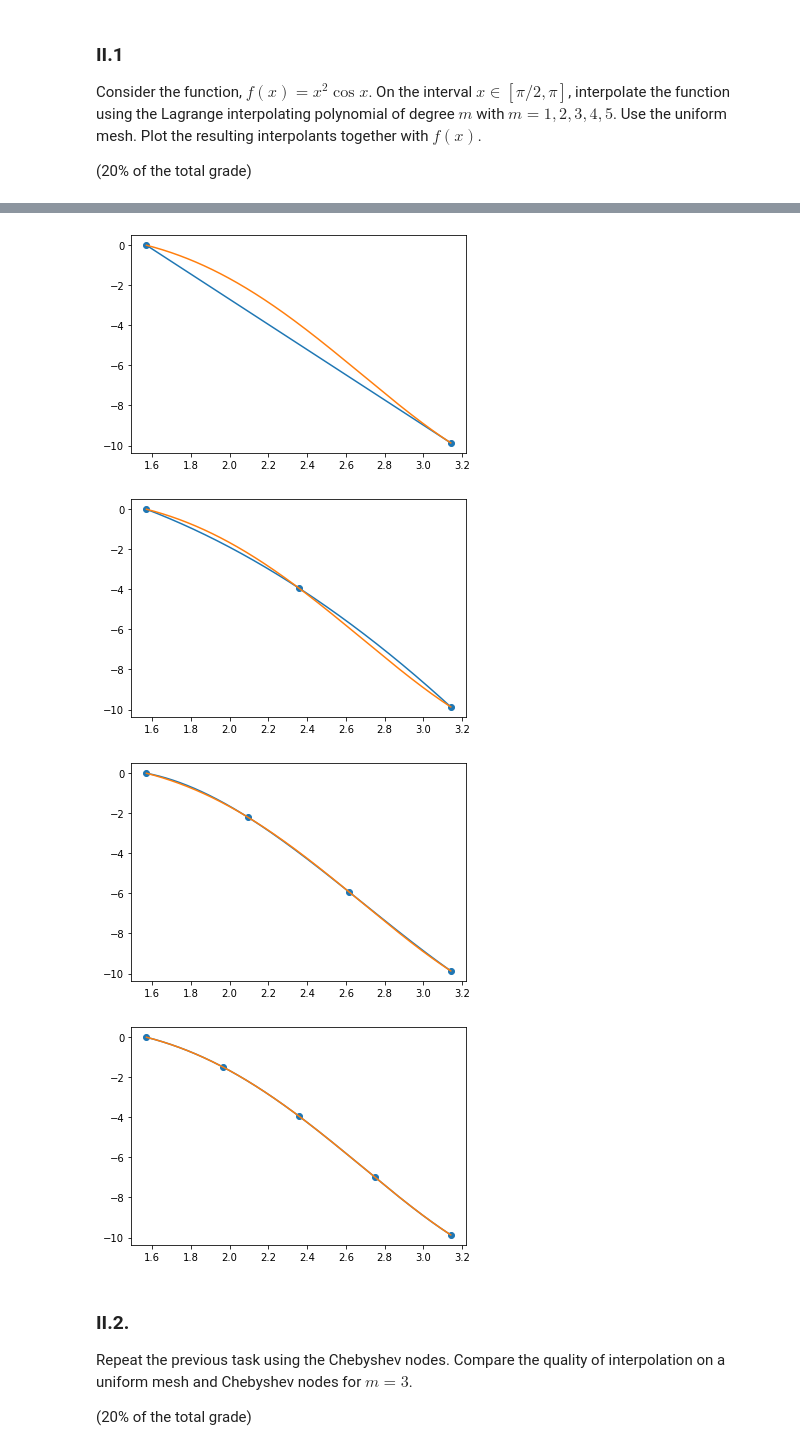
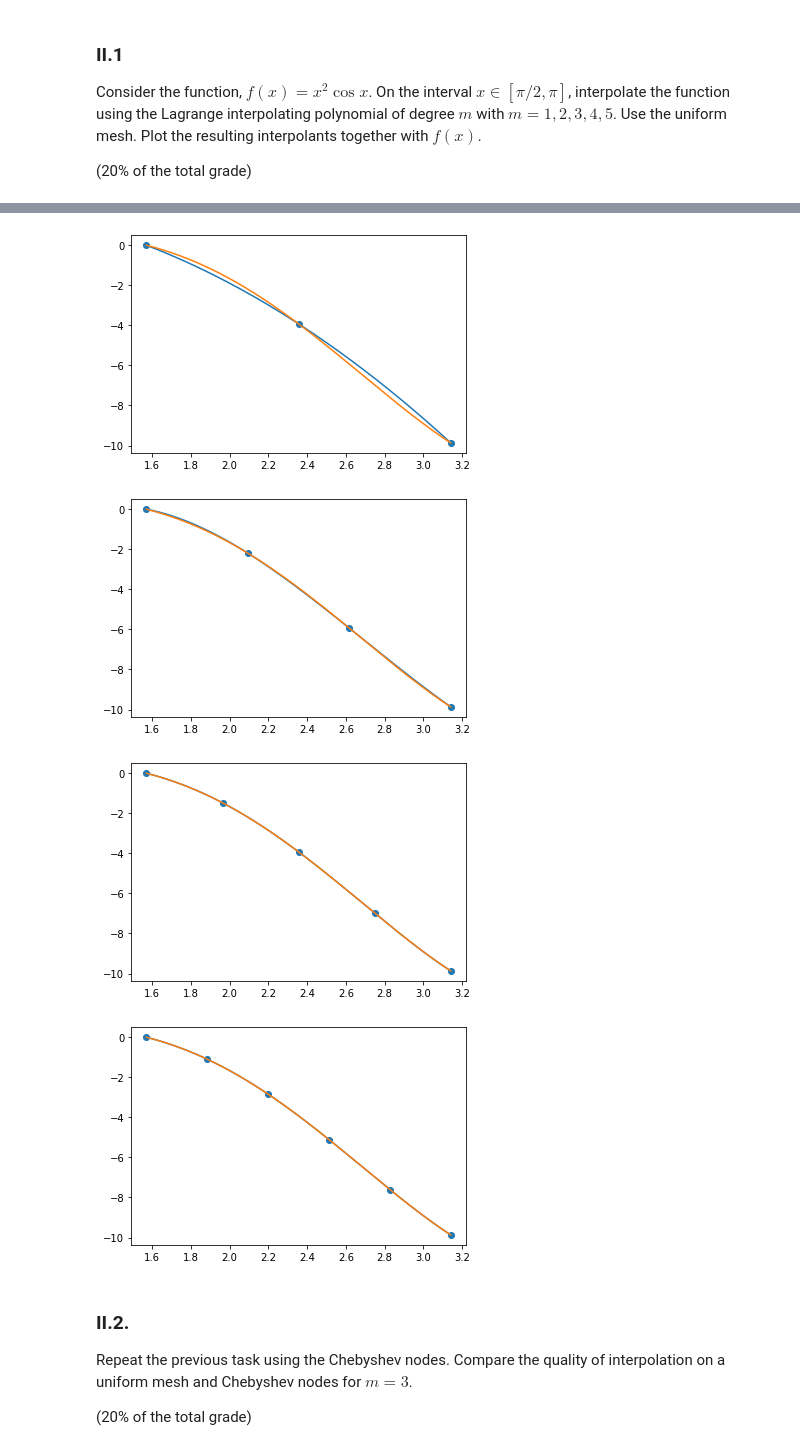
Before and after one commit to Innoc3nnt/Numerical-analysis, a Jupyter notebook: week_5_intep_approx_ipynb_json.ipynb, the cells around one changed output, grey strips where cells are left out. Drawn from its saved outputs; the diff is of its cells as text; code cells hidden in the pictures.

```diff
--- a/week_5_intep_approx_ipynb_json.ipynb
+++ b/week_5_intep_approx_ipynb_json.ipynb
@@ -145,7 +145,7 @@ def interpolate(x0, y0, x):
   return val
 
 def print_interp(i, point_function):
-  x0, y0 = point_function(i)
+  x0, y0 = point_function(i+1)
   x = np.linspace(np.min(x0), np.max(x0), 1000)
   y = [interpolate(x0, y0, k) for k in x]
   xp = np.linspace(np.pi / 2, np.pi, 1000)
@@ -162,7 +162,7 @@ for i in range(1, 6):
-[figure, old version]
+[figure, new version]
-[figure, old version]
+[figure, new version]
-[figure, old version]
+[figure, new version]
-[figure, old version]
+[figure, new version]
 # %% [markdown]
 ### II.2.
 
```
Also changed, not shown: parts of 4 cells of this notebook.
